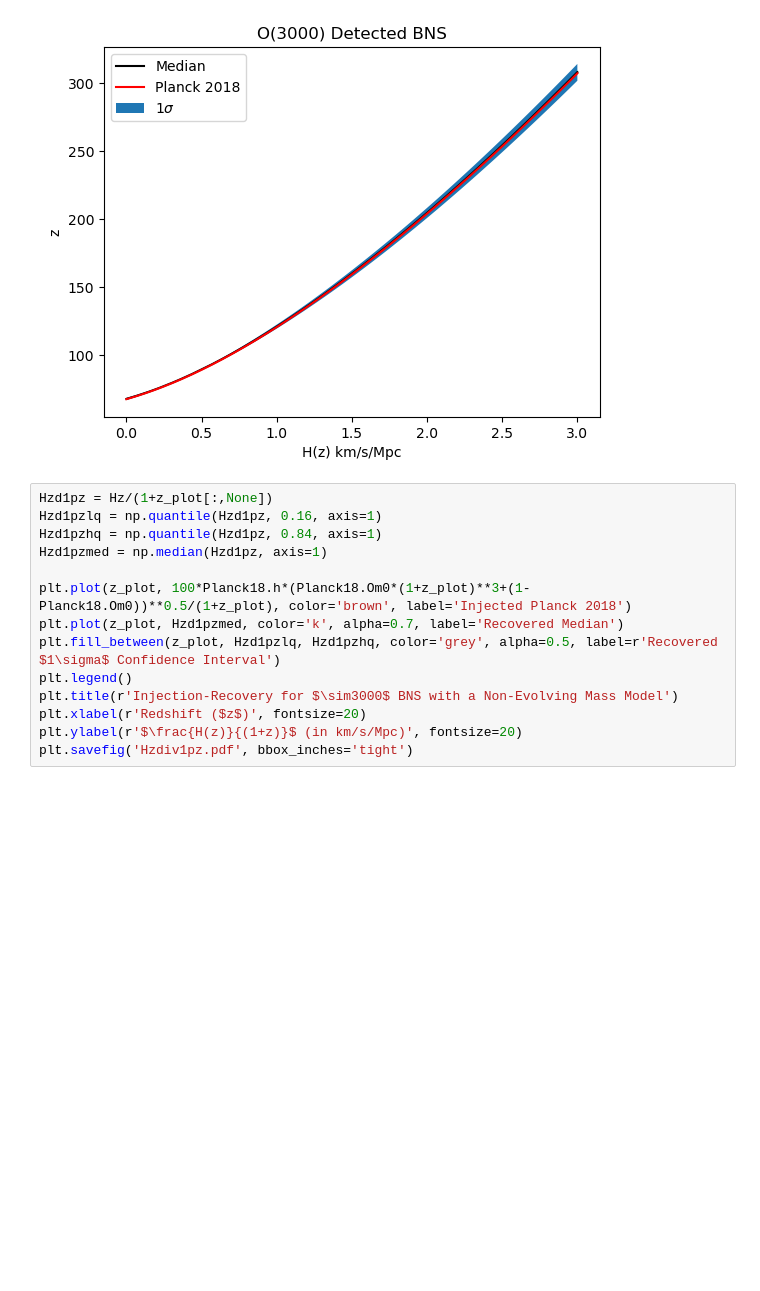
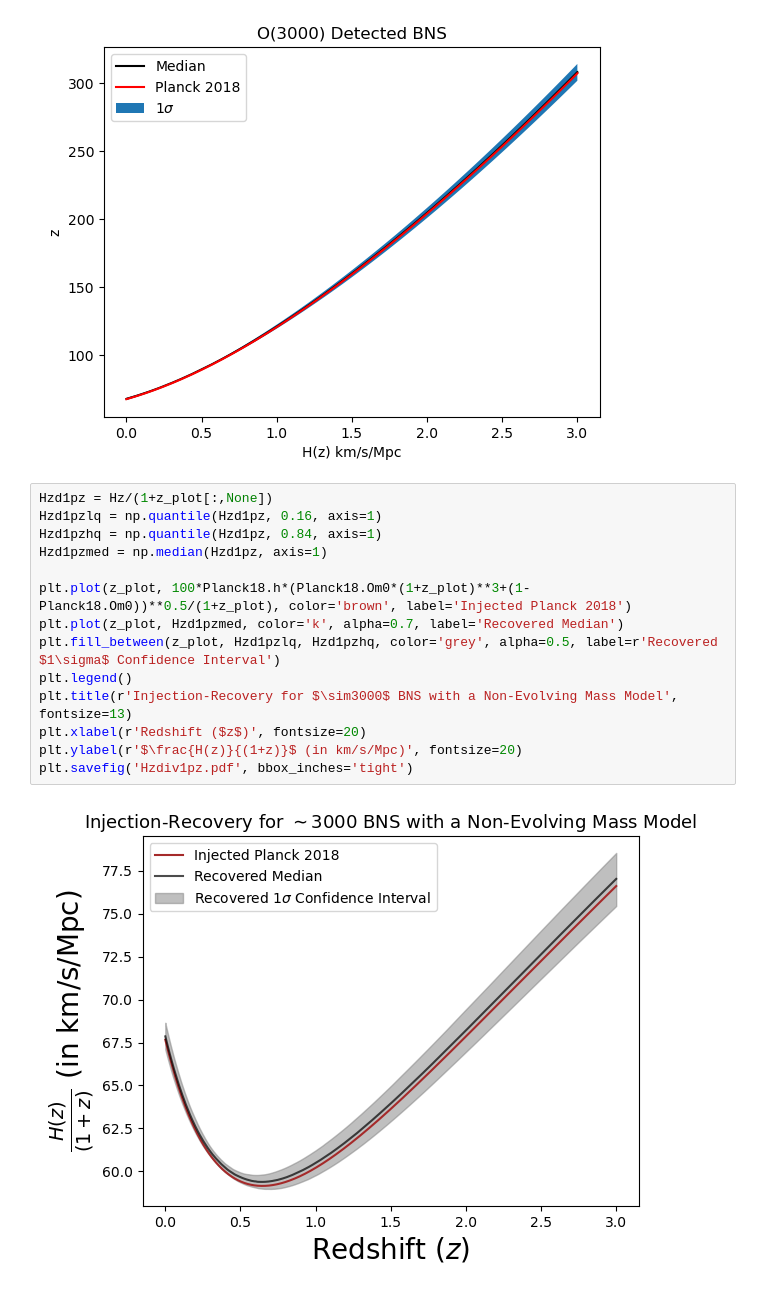
Before and after one commit to SoumendraRoy/RedevolBNS, a Jupyter notebook: Results/Plots.ipynb, the cells around one changed output. Cells and saved outputs as stored; diff of their text form; blank space fills up the shorter version.

Commit message:
Figure fixed

```diff
--- a/Results/Plots.ipynb
+++ b/Results/Plots.ipynb
@@ -156,14 +156,16 @@ Redshift where the H(z) errorbar is smallest= 0.34506901380276056
 # %%
 Hzd1pz = Hz/(1+z_plot[:,None])
 Hzd1pzlq = np.quantile(Hzd1pz, 0.16, axis=1)
 Hzd1pzhq = np.quantile(Hzd1pz, 0.84, axis=1)
 Hzd1pzmed = np.median(Hzd1pz, axis=1)
 
 plt.plot(z_plot, 100*Planck18.h*(Planck18.Om0*(1+z_plot)**3+(1-Planck18.Om0))**0.5/(1+z_plot), color='brown', label='Injected Planck 2018')
 plt.plot(z_plot, Hzd1pzmed, color='k', alpha=0.7, label='Recovered Median')
 plt.fill_between(z_plot, Hzd1pzlq, Hzd1pzhq, color='grey', alpha=0.5, label=r'Recovered $1\sigma$ Confidence Interval')
 plt.legend()
-plt.title(r'Injection-Recovery for $\sim3000$ BNS with a Non-Evolving Mass Model')
+plt.title(r'Injection-Recovery for $\sim3000$ BNS with a Non-Evolving Mass Model', fontsize=13)
 plt.xlabel(r'Redshift ($z$)', fontsize=20)
 plt.ylabel(r'$\frac{H(z)}{(1+z)}$ (in km/s/Mpc)', fontsize=20)
 plt.savefig('Hzdiv1pz.pdf', bbox_inches='tight')
+# %% [output]
+[figure, added]
```
Also changed, not shown: 2 other files.
